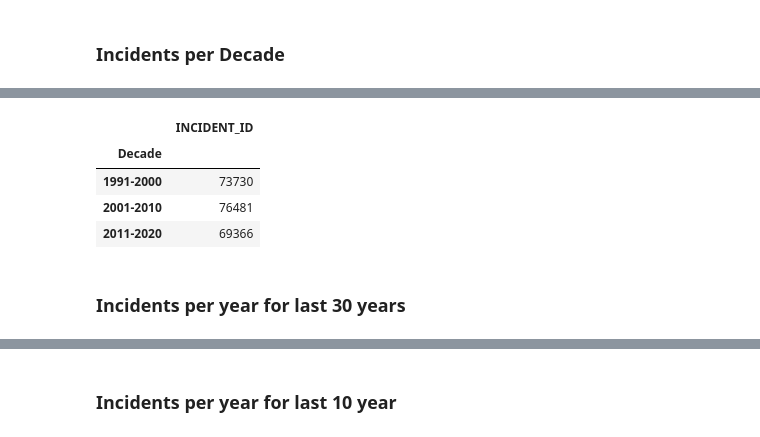
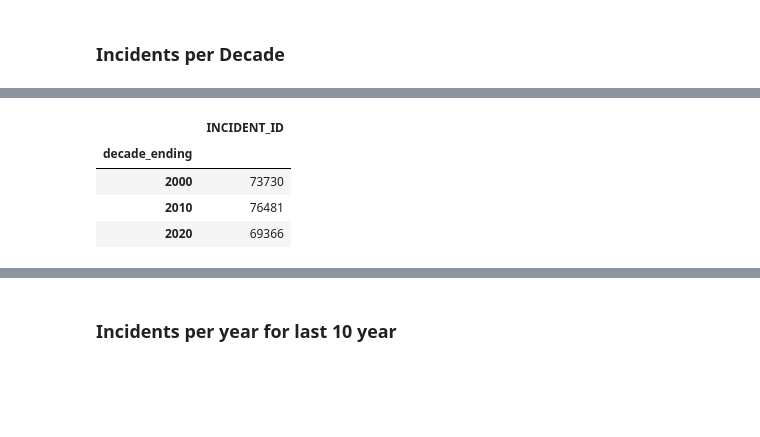
Before and after one commit to artolon/Exploratory_Analysis_Project, a Jupyter notebook: SM_FBI_CRIME_DATA.ipynb, the cells around one changed output, grey strips where cells are left out. Saved outputs shown, nothing was run; the diff lists cells and outputs as text; code cells hidden in the pictures; blank space fills up the shorter version.

Commit message:
Updated analysis and population data csv

```diff
--- a/SM_FBI_CRIME_DATA.ipynb
+++ b/SM_FBI_CRIME_DATA.ipynb
@@ -120,2 +31,0 @@ decade_labels = ["1991-2000","2001-2010","2011-2020"]
-# %%
-hate_crime_df["Decade"] = pd.cut(hate_crime_df["DATA_YEAR"],decade_bins,labels = decade_labels)
@@ -138,2 +58,10 @@ hate_crime_df[hate_crime_df["DATA_YEAR"] == 2011]
 # %% [markdown]
 ### Incidents per Decade
+# %%
+# Creating bins and label to add a coulmn for Decade
+
+decade_bins = [1990,2000,2010,2020]
+decade_labels = ["2000","2010","2020"]
+# %%
+hate_crime_df["decade_ending"] = pd.cut(hate_crime_df["DATA_YEAR"],decade_bins,labels = decade_labels)
+hate_crime_df.head()
@@ -140,10 +76,8 @@ hate_crime_df[hate_crime_df["DATA_YEAR"] == 2011]
 # %%
-hate_crime_df.groupby("Decade")[["INCIDENT_ID"]].count()
+hate_crime_df.groupby("decade_ending")[["INCIDENT_ID"]].count()
 # %% [output]
 |  | INCIDENT_ID |
-| Decade |  |
-| 1991-2000 | 73730 |
-| 2001-2010 | 76481 |
-| 2011-2020 | 69366 |
+| decade_ending |  |
+| 2000 | 73730 |
+| 2010 | 76481 |
+| 2020 | 69366 |
-# %% [markdown]
-### Incidents per year for last 30 years
```
Also changed, not shown: parts of 51 cells of this notebook, 1 other file.
